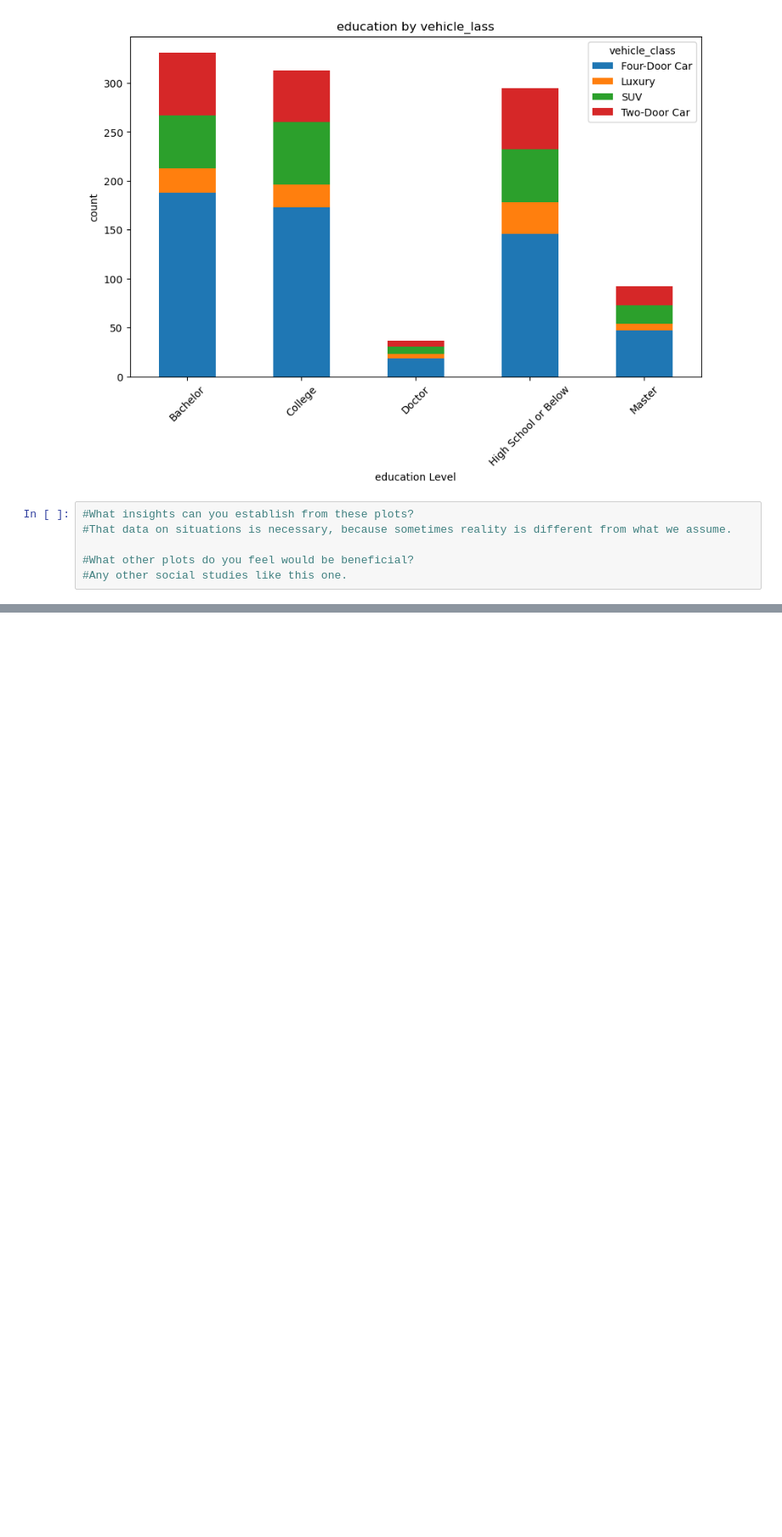
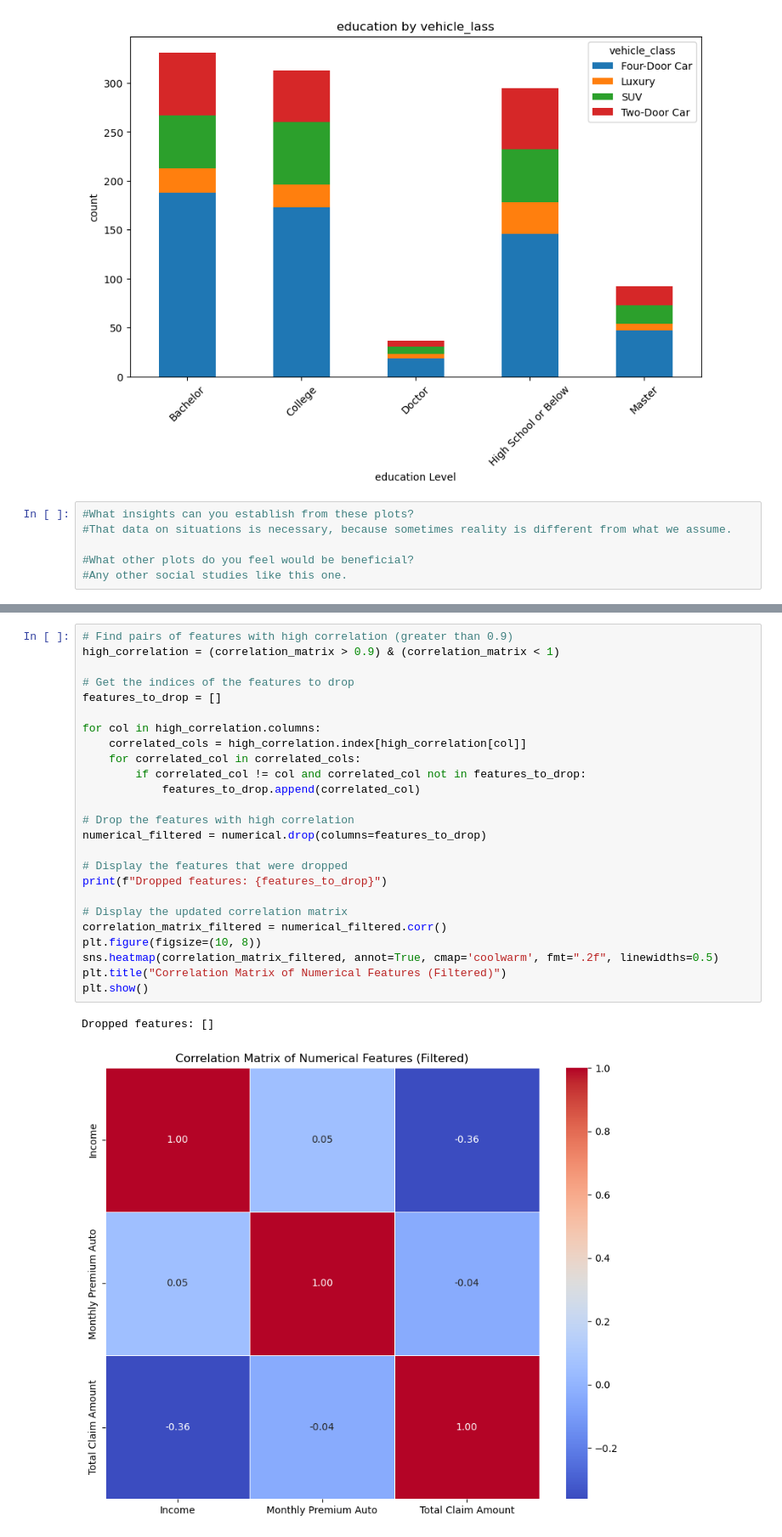
Before and after one commit to ReginaS5/lab-dw-data-cleaning-and-formatting, a Jupyter notebook: lab-dw-data-cleaning-and-formatting.ipynb, the cells around one changed output, grey strips where cells are left out. Shown at 85% size. Saved outputs shown, nothing was run; the diff lists cells and outputs as text; blank space fills up the shorter version.

```diff
--- a/lab-dw-data-cleaning-and-formatting.ipynb
+++ b/lab-dw-data-cleaning-and-formatting.ipynb
@@ -647,0 +755,28 @@ SyntaxError: invalid syntax (2114235878.py, line 6)
+# %%
+# Find pairs of features with high correlation (greater than 0.9)
+high_correlation = (correlation_matrix > 0.9) & (correlation_matrix < 1)
+
+# Get the indices of the features to drop
+features_to_drop = []
+
+for col in high_correlation.columns:
+    correlated_cols = high_correlation.index[high_correlation[col]]
+    for correlated_col in correlated_cols:
+        if correlated_col != col and correlated_col not in features_to_drop:
+            features_to_drop.append(correlated_col)
+
+# Drop the features with high correlation
+numerical_filtered = numerical.drop(columns=features_to_drop)
+
+# Display the features that were dropped
+print(f"Dropped features: {features_to_drop}")
+
+# Display the updated correlation matrix
+correlation_matrix_filtered = numerical_filtered.corr()
+plt.figure(figsize=(10, 8))
+sns.heatmap(correlation_matrix_filtered, annot=True, cmap='coolwarm', fmt=".2f", linewidths=0.5)
+plt.title("Correlation Matrix of Numerical Features (Filtered)")
+plt.show()
+# %% [output]
+Dropped features: []
+[figure, added]
```
Also changed, not shown: parts of 7 cells of this notebook.
